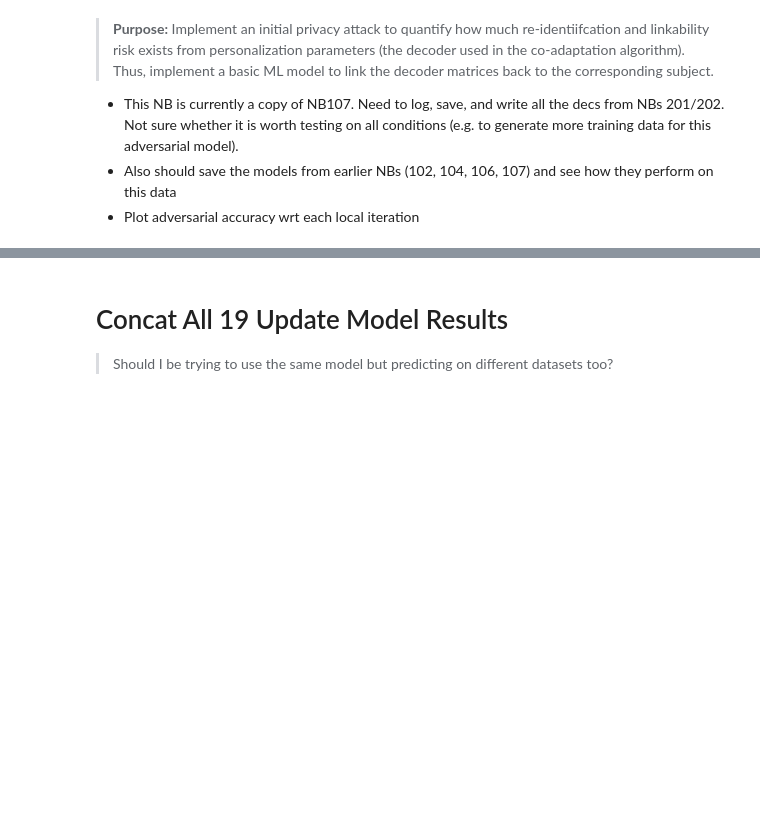
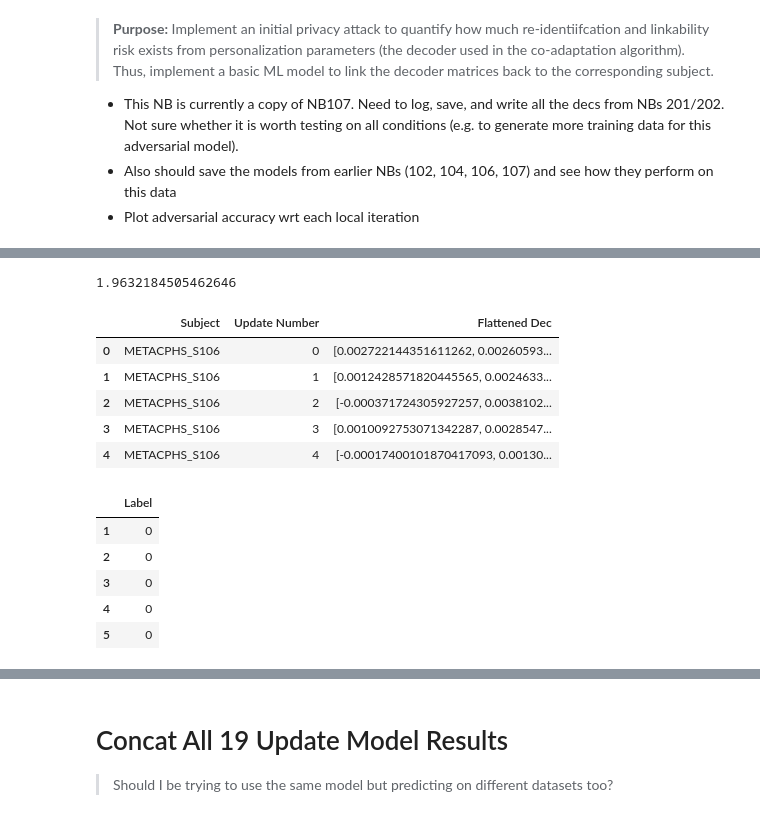
Before and after one commit to kdmalc/personalization-privacy-risk, a Jupyter notebook: 300_FL_Dec_Privacy.ipynb, the cells around one changed output, grey strips where cells are left out. Saved outputs shown, nothing was run; the diff lists cells and outputs as text; code cells hidden in the pictures; blank space fills up the shorter version.

```diff
--- a/300_FL_Dec_Privacy.ipynb
+++ b/300_FL_Dec_Privacy.ipynb
@@ -32,0 +74,30 @@ random.seed(a=1)
+# %%
+t0 = time.time()
+
+dec_flattened = pd.DataFrame(columns=['Subject', 'Update Number', 'Flattened Dec'])
+flat_dec_labels = pd.DataFrame(columns=['Label'])
+#my_cond = 1
+for key_idx, key in enumerate(keys):
+    for update_number, update_idx in enumerate(update_ix):
+        dec_flattened.loc[len(dec_flattened)] = [key, update_number, np.ravel(user_c0_no_fl_w_cphs_init[key_idx].dec_log[update_number])]
+        flat_dec_labels.loc[len(dec_flattened)] = [key_to_num[key]]
+t1 = time.time()
+total = t1-t0
+print(total)
+
+display(dec_flattened.head())
+display(flat_dec_labels.head())
+# %% [output]
+1.9632184505462646
+|  | Subject | Update Number | Flattened Dec |
+| 0 | METACPHS_S106 | 0 | [0.002722144351611262, 0.00260593... |
+| 1 | METACPHS_S106 | 1 | [0.0012428571820445565, 0.0024633... |
+| 2 | METACPHS_S106 | 2 | [-0.000371724305927257, 0.0038102... |
+| 3 | METACPHS_S106 | 3 | [0.0010092753071342287, 0.0028547... |
+| 4 | METACPHS_S106 | 4 | [-0.00017400101870417093, 0.00130... |
+|  | Label |
+| 1 | 0 |
+| 2 | 0 |
+| 3 | 0 |
+| 4 | 0 |
+| 5 | 0 |
```
Also changed, not shown: parts of 24 cells of this notebook, 2 other files.
